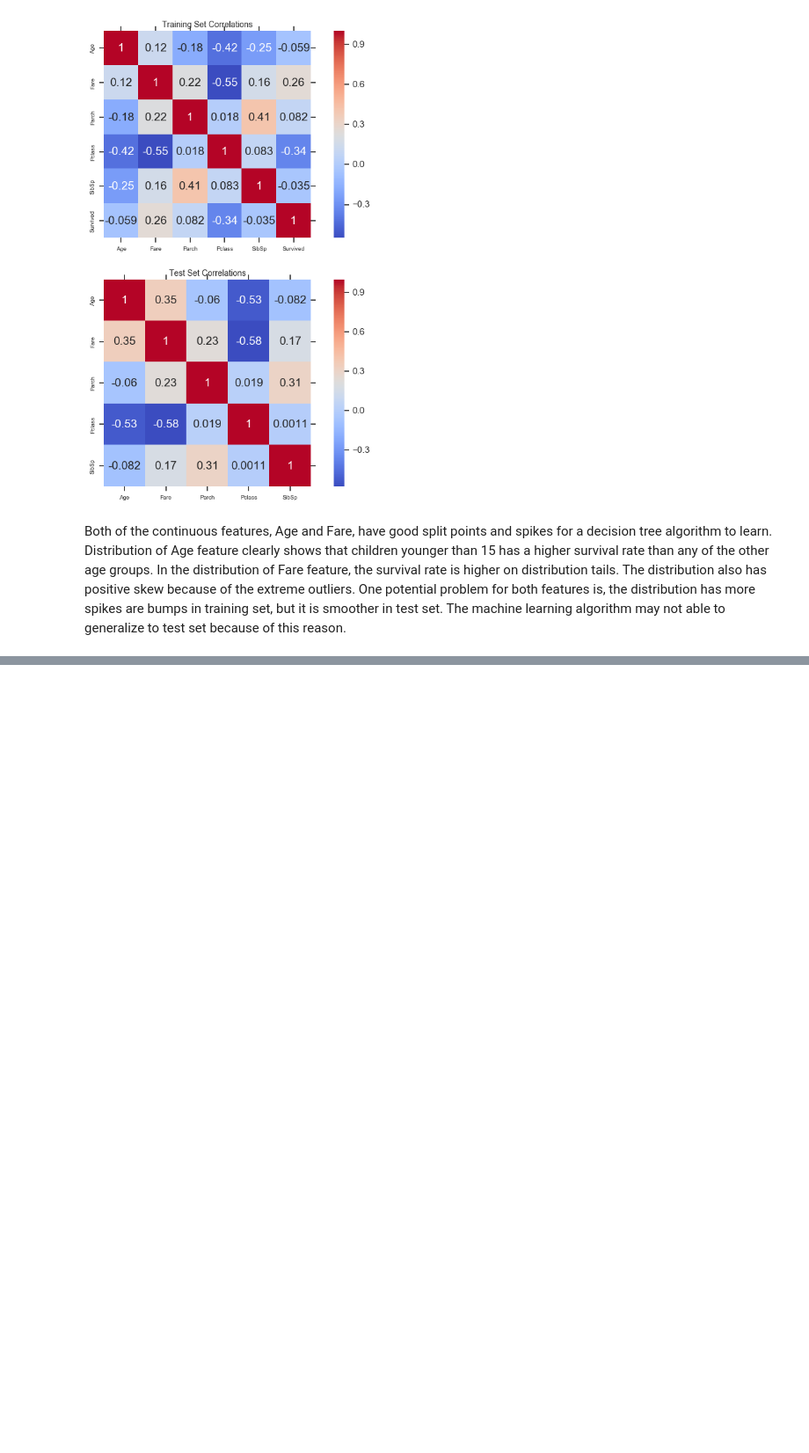
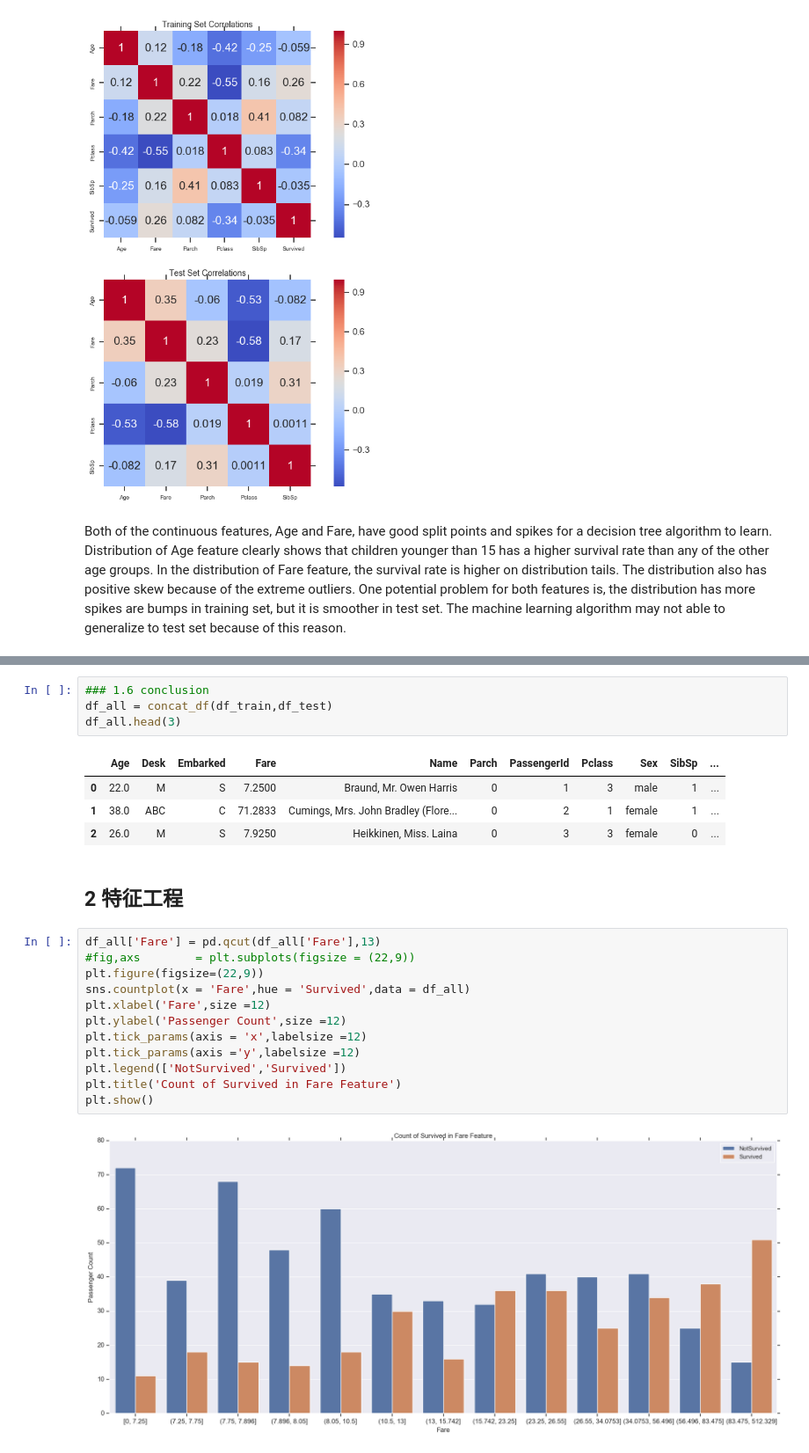
Before and after one commit to Yazooliu/Kaggle, a Jupyter notebook: taitannike/Titanic - Advanced Feature Engineering Tutorial_0.83.ipynb, the cells around one changed output, grey strips where cells are left out. Shown at 88% size. Cells and saved outputs as stored; diff of their text form; blank space fills up the shorter version.

```diff
--- a/taitannike/Titanic - Advanced Feature Engineering Tutorial_0.83.ipynb
+++ b/taitannike/Titanic - Advanced Feature Engineering Tutorial_0.83.ipynb
@@ -438,0 +456,25 @@ plt.show()
+# %%
+### 1.6 conclusion
+df_all = concat_df(df_train,df_test)
+df_all.head(3)
+# %% [output]
+|  | Age | Desk | Embarked | Fare | Name | Parch | PassengerId | Pclass | Sex | SibSp | ... |
+| 0 | 22.0 | M | S | 7.2500 | Braund, Mr. Owen Harris | 0 | 1 | 3 | male | 1 | ... |
+| 1 | 38.0 | ABC | C | 71.2833 | Cumings, Mrs. John Bradley (Flore... | 0 | 2 | 1 | female | 1 | ... |
+| 2 | 26.0 | M | S | 7.9250 | Heikkinen, Miss. Laina | 0 | 3 | 3 | female | 0 | ... |
+# %% [markdown]
+## 2 特征工程
+# %%
+df_all['Fare'] = pd.qcut(df_all['Fare'],13)
+#fig,axs        = plt.subplots(figsize = (22,9))
+plt.figure(figsize=(22,9))
+sns.countplot(x = 'Fare',hue = 'Survived',data = df_all)
+plt.xlabel('Fare',size =12)
+plt.ylabel('Passenger Count',size =12)
+plt.tick_params(axis = 'x',labelsize =12)
+plt.tick_params(axis ='y',labelsize =12)
+plt.legend(['NotSurvived','Survived'])
+plt.title('Count of Survived in Fare Feature')
+plt.show()
+# %% [output]
+[figure, added]
```
Also changed, not shown: parts of 22 cells of this notebook.
